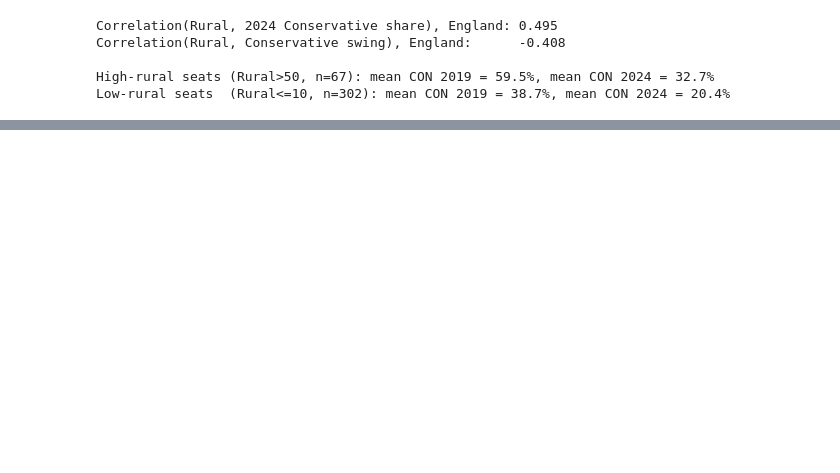
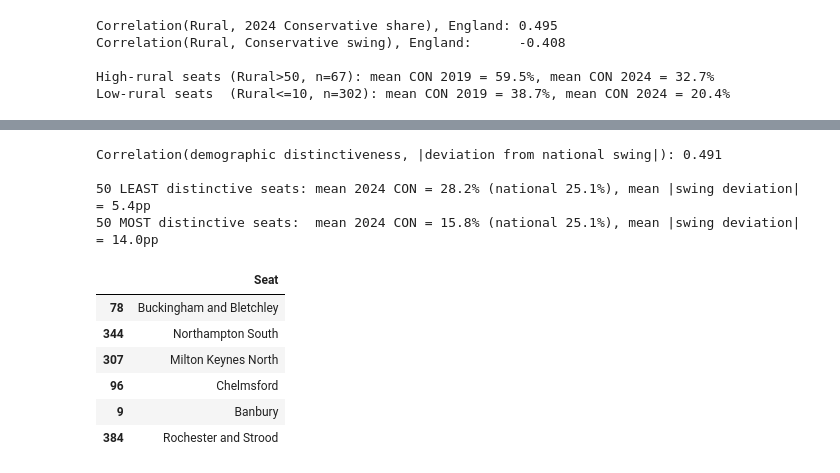
Before and after one commit to AndyYuxiao-Wang/website, a Jupyter notebook: clustering/notebooks/political_fragmentation_and_latent_groups.ipynb, the cells around one changed output, grey strips where cells are left out. Saved outputs shown, nothing was run; the diff lists cells and outputs as text; code cells hidden in the pictures; blank space fills up the shorter version.

```diff
--- a/clustering/notebooks/political_fragmentation_and_latent_groups.ipynb
+++ b/clustering/notebooks/political_fragmentation_and_latent_groups.ipynb
@@ -567,0 +508,32 @@ signals out. There are probably more to find. There will never be zero left over
+# %%
+demo_cols = [c for c in feat.columns if c not in ("Seat", "County", "Region")
+             and not c.startswith(("y2019_", "y2024_", "swing_"))]
+z = (feat[demo_cols] - feat[demo_cols].mean()) / feat[demo_cols].std()
+feat["distinctiveness"] = z.abs().mean(axis=1)   # average |z-score| across every demographic variable
+
+national_con, national_swing = feat["y2024_CON_share"].mean(), feat["swing_CON"].mean()
+feat["dev_swing"] = (feat["swing_CON"] - national_swing).abs()
+
+print(f"Correlation(demographic distinctiveness, |deviation from national swing|): "
+      f"{feat['distinctiveness'].corr(feat['dev_swing']):.3f}\n")
+
+least = feat.sort_values("distinctiveness").head(50)
+most = feat.sort_values("distinctiveness").tail(50)
+print(f"50 LEAST distinctive seats: mean 2024 CON = {least['y2024_CON_share'].mean():.1f}% "
+      f"(national {national_con:.1f}%), mean |swing deviation| = {least['dev_swing'].mean():.1f}pp")
+print(f"50 MOST distinctive seats:  mean 2024 CON = {most['y2024_CON_share'].mean():.1f}% "
+      f"(national {national_con:.1f}%), mean |swing deviation| = {most['dev_swing'].mean():.1f}pp")
+
+least.nsmallest(6, "distinctiveness")[["Seat"]]
+# %% [output]
+Correlation(demographic distinctiveness, |deviation from national swing|): 0.491
+
+50 LEAST distinctive seats: mean 2024 CON = 28.2% (national 25.1%), mean |swing deviation| = 5.4pp
+50 MOST distinctive seats:  mean 2024 CON = 15.8% (national 25.1%), mean |swing deviation| = 14.0pp
+|  | Seat |
+| 78 | Buckingham and Bletchley |
+| 344 | Northampton South |
+| 307 | Milton Keynes North |
+| 96 | Chelmsford |
+| 9 | Banbury |
+| 384 | Rochester and Strood |
```
Also changed, not shown: parts of 25 cells of this notebook, 21 other files.
